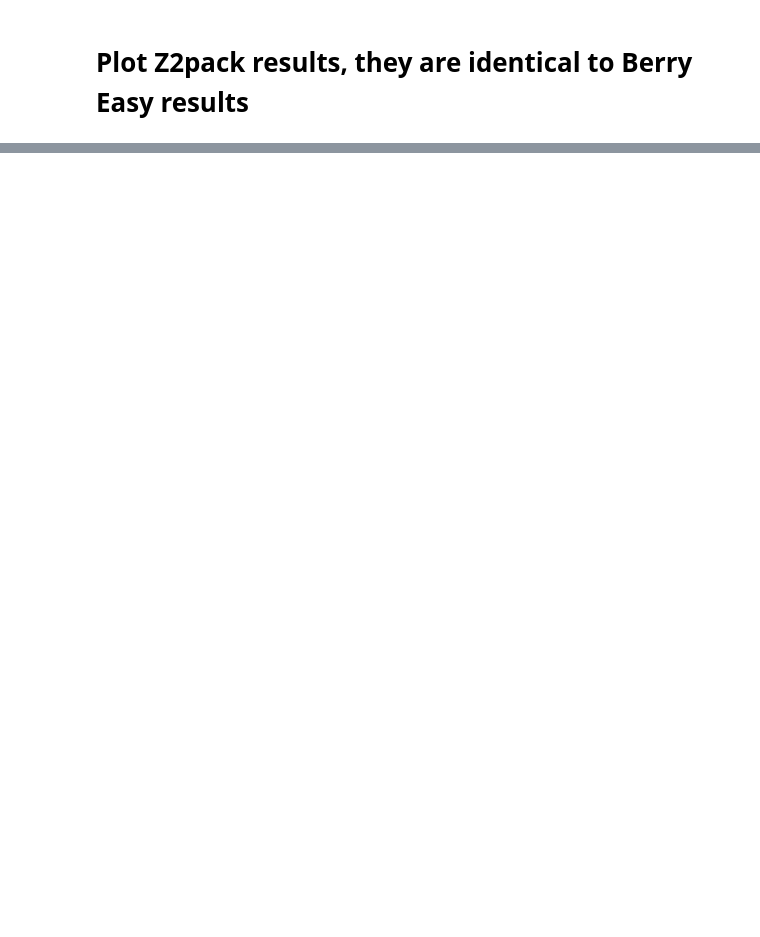
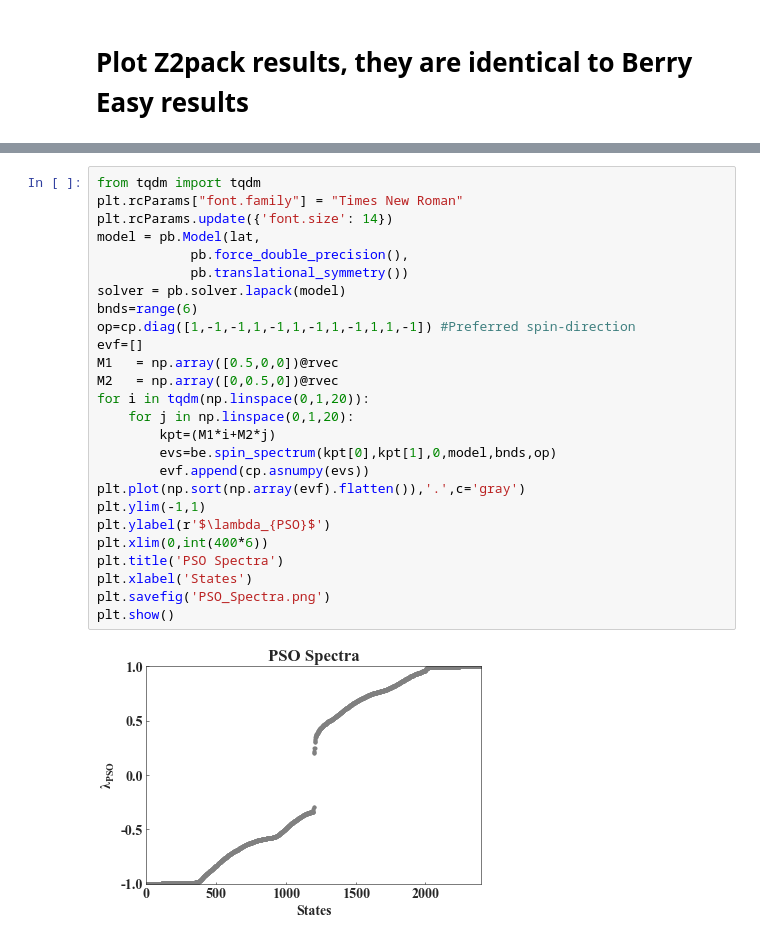
Before and after one commit to actyner/BerryEasy, a Jupyter notebook: BerryEasy-Documentation-GPU.ipynb, the cells around one changed output, grey strips where cells are left out. Saved outputs shown, nothing was run; the diff lists cells and outputs as text; blank space fills up the shorter version.

```diff
--- a/BerryEasy-Documentation-GPU.ipynb
+++ b/BerryEasy-Documentation-GPU.ipynb
@@ -512,0 +539,28 @@ plt.show()
+# %%
+from tqdm import tqdm
+plt.rcParams["font.family"] = "Times New Roman"
+plt.rcParams.update({'font.size': 14})
+model = pb.Model(lat,
+            pb.force_double_precision(),
+            pb.translational_symmetry())
+solver = pb.solver.lapack(model)
+bnds=range(6)
+op=cp.diag([1,-1,-1,1,-1,1,-1,1,-1,1,1,-1]) #Preferred spin-direction
+evf=[]
+M1   = np.array([0.5,0,0])@rvec
+M2   = np.array([0,0.5,0])@rvec
+for i in tqdm(np.linspace(0,1,20)):
+    for j in np.linspace(0,1,20):
+        kpt=(M1*i+M2*j)
+        evs=be.spin_spectrum(kpt[0],kpt[1],0,model,bnds,op)
+        evf.append(cp.asnumpy(evs))
+plt.plot(np.sort(np.array(evf).flatten()),'.',c='gray')
+plt.ylim(-1,1)
+plt.ylabel(r'$\lambda_{PSO}$')
+plt.xlim(0,int(400*6))
+plt.title('PSO Spectra')
+plt.xlabel('States')
+plt.savefig('PSO_Spectra.png')
+plt.show()
+# %% [output]
+[figure, added]
```
Also changed, not shown: parts of 29 cells of this notebook.
